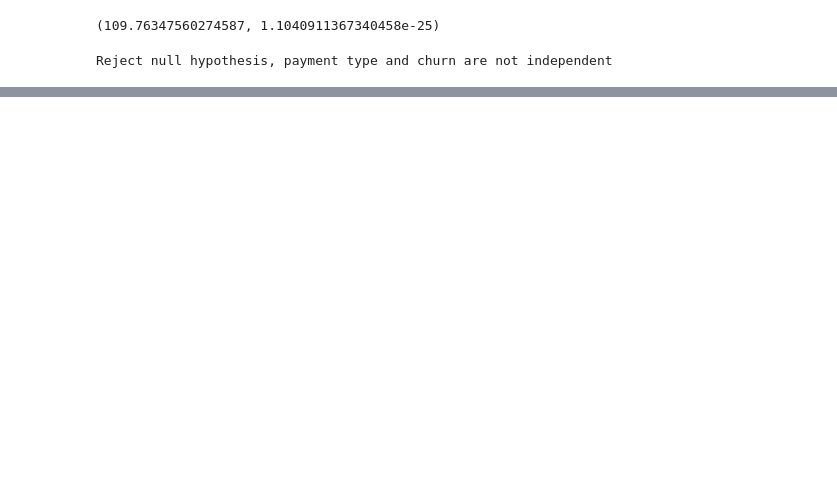
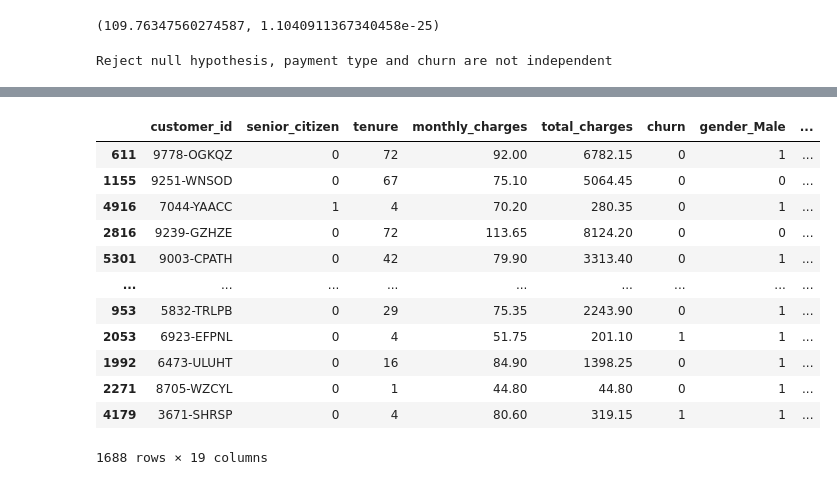
Before and after one commit to SLawsonWoods/Telco_Churn_Project, a Jupyter notebook: Draft_1_folder.ipynb, the cells around one changed output, grey strips where cells are left out. Drawn from its saved outputs; the diff is of its cells as text; code cells hidden in the pictures; blank space fills up the shorter version.

```diff
--- a/Draft_1_folder.ipynb
+++ b/Draft_1_folder.ipynb
@@ -809,0 +740,16 @@ write it to a csv
+# %%
+validate_encoded
+# %% [output]
+|  | customer_id | senior_citizen | tenure | monthly_charges | total_charges | churn | gender_Male | ... |
+| 611 | 9778-OGKQZ | 0 | 72 | 92.00 | 6782.15 | 0 | 1 | ... |
+| 1155 | 9251-WNSOD | 0 | 67 | 75.10 | 5064.45 | 0 | 0 | ... |
+| 4916 | 7044-YAACC | 1 | 4 | 70.20 | 280.35 | 0 | 1 | ... |
+| 2816 | 9239-GZHZE | 0 | 72 | 113.65 | 8124.20 | 0 | 0 | ... |
+| 5301 | 9003-CPATH | 0 | 42 | 79.90 | 3313.40 | 0 | 1 | ... |
+| ... | ... | ... | ... | ... | ... | ... | ... | ... |
+| 953 | 5832-TRLPB | 0 | 29 | 75.35 | 2243.90 | 0 | 1 | ... |
+| 2053 | 6923-EFPNL | 0 | 4 | 51.75 | 201.10 | 1 | 1 | ... |
+| 1992 | 6473-ULUHT | 0 | 16 | 84.90 | 1398.25 | 0 | 1 | ... |
+| 2271 | 8705-WZCYL | 0 | 1 | 44.80 | 44.80 | 0 | 1 | ... |
+| 4179 | 3671-SHRSP | 0 | 4 | 80.60 | 319.15 | 1 | 1 | ... |
+1688 rows × 19 columns
```
Also changed, not shown: parts of 68 cells of this notebook.
